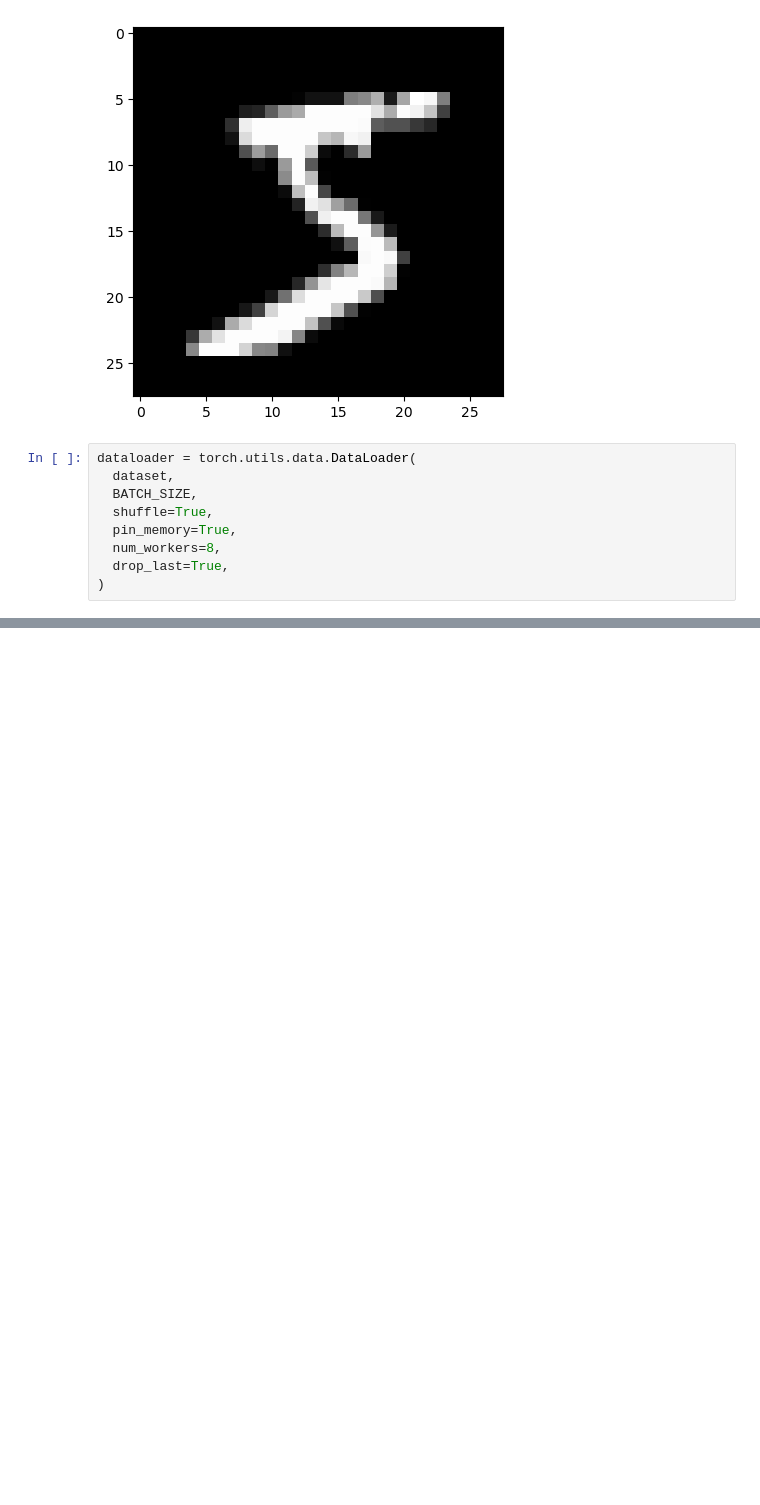
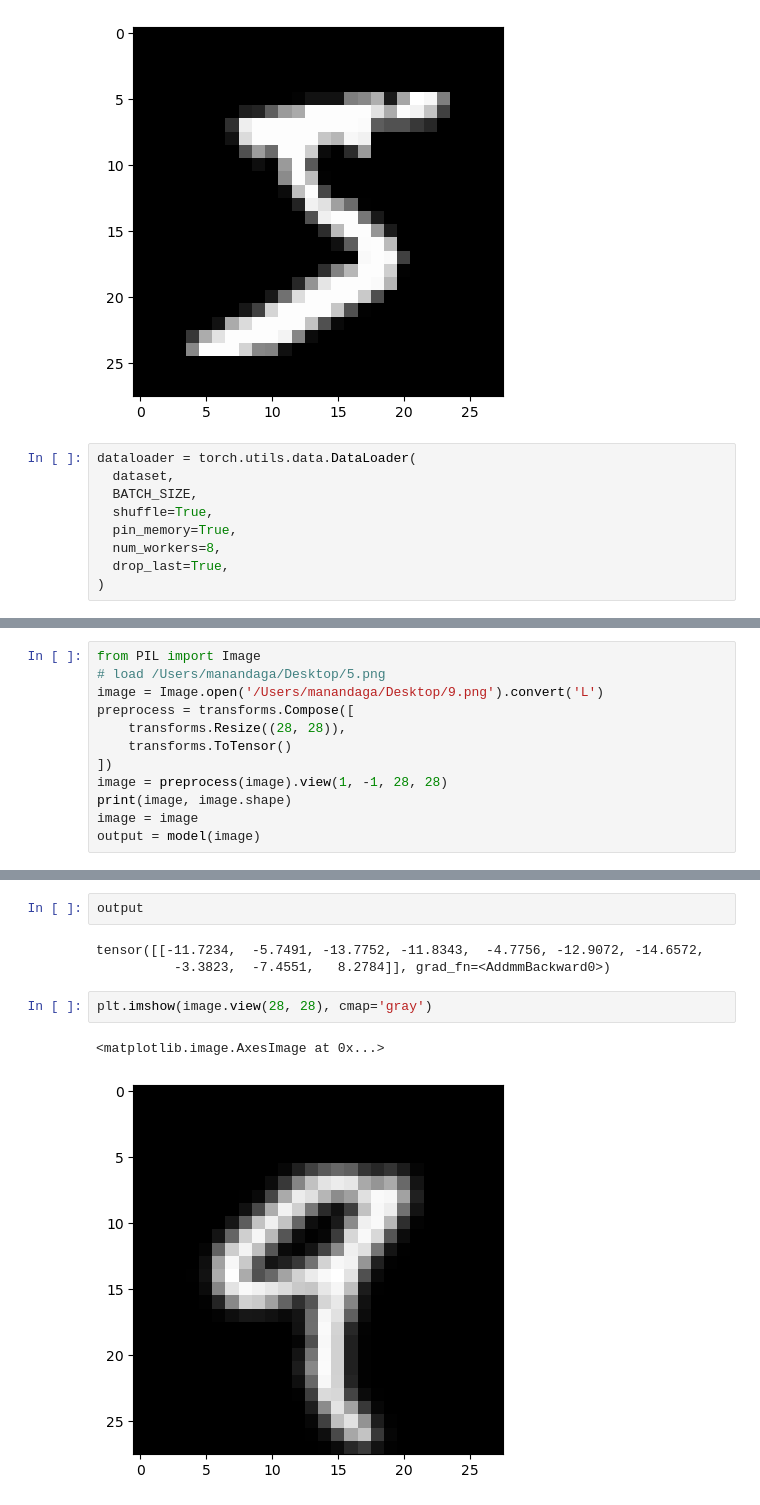
Before and after one commit to ManDag004/paper-implementations, a Jupyter notebook: Computer Vision/LeNet5/model.ipynb, the cells around one changed output, grey strips where cells are left out. Cells and saved outputs as stored; diff of their text form; blank space fills up the shorter version.

```diff
--- a/Computer Vision/LeNet5/model.ipynb
+++ b/Computer Vision/LeNet5/model.ipynb
@@ -83,0 +133,12 @@ Epoch: 9 Loss: 2.4738525098655373e-05
+# %%
+from PIL import Image
+# load /Users/manandaga/Desktop/5.png
+image = Image.open('/Users/manandaga/Desktop/9.png').convert('L')
+preprocess = transforms.Compose([
+    transforms.Resize((28, 28)),
+    transforms.ToTensor()
+])
+image = preprocess(image).view(1, -1, 28, 28)
+print(image, image.shape)
+image = image
+output = model(image)
@@ -83,0 +163,10 @@ Epoch: 9 Loss: 2.4738525098655373e-05
+# %%
+output
+# %% [output]
+tensor([[-11.7234,  -5.7491, -13.7752, -11.8343,  -4.7756, -12.9072, -14.6572,
+          -3.3823,  -7.4551,   8.2784]], grad_fn=<AddmmBackward0>)
+# %%
+plt.imshow(image.view(28, 28), cmap='gray')
+# %% [output]
+<matplotlib.image.AxesImage at 0x...>
+[figure, added]
```
Also changed, not shown: parts of 9 cells of this notebook, 18 other files.
